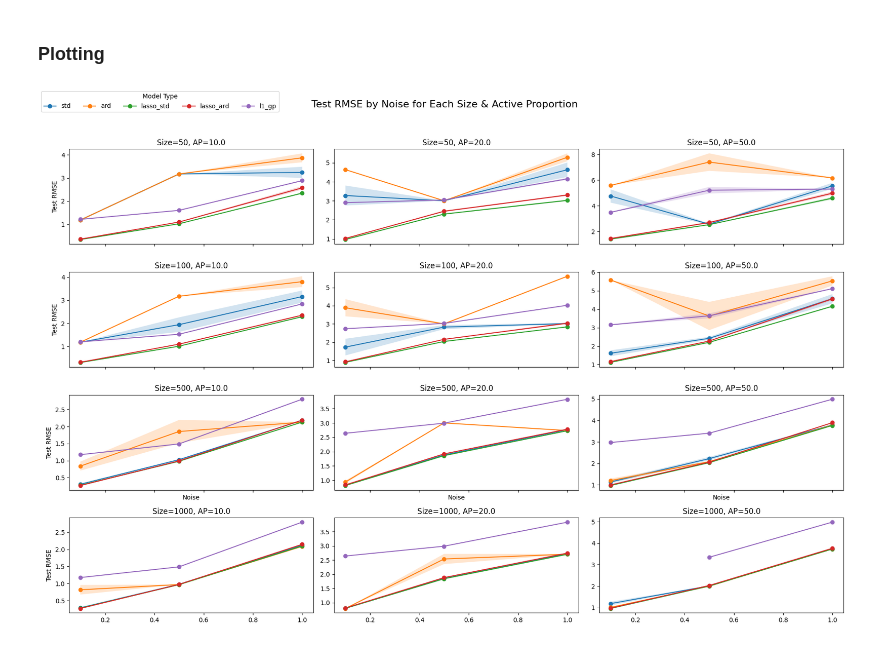
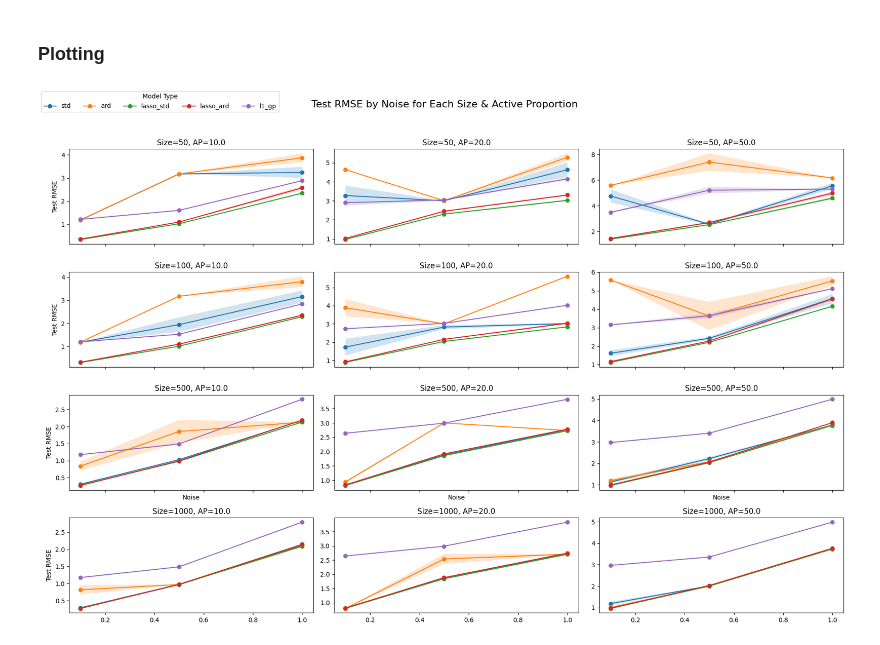
Before and after one commit to liv-fing/gp-feature-selection-simulation, a Jupyter notebook: 10. Analysis of Results - Synthetic.ipynb, the cells around one changed output. Cells and saved outputs as stored; diff of their text form; code cells hidden in the pictures.

```diff
--- a/10. Analysis of Results - Synthetic.ipynb
+++ b/10. Analysis of Results - Synthetic.ipynb
@@ -33,3 +15,24 @@ results = pd.DataFrame(
+# %%
+# create dataframe to fill with results
+
+results = pd.DataFrame(columns=[
+    'model type',
+    'size',
+    'active proportion',
+    'noise',
+    'seed',
+    'selected features',
+    'precision',
+    'recall',
+    'training rmse',
+    'testing rmse',
+    'beta_error',
+    'tune time',
+    'fit time',
+    'prediction time (test)',
+    'total runtime',
+    'lambda'
+])
 # %%
 def extract_model_type(filename):
     if "l1_gp" in filename:
@@ -77,6 +80,9 @@ for folder_name in os.listdir(root_dir):
                             df['noise'] = noise
                             df['seed'] = seed
                             df['replication'] = int(file_name.split('_')[0].replace('Rep', ''))
+                            df = df.reindex(columns=results.columns)
 
+                            df = df.reindex(columns=results.columns)
+                            df = df.astype(results.dtypes.to_dict(), errors='ignore')
                             results = pd.concat([results, df], ignore_index=True)
 # %%
@@ -110,31 +127,39 @@ for i, size in enumerate(sizes):
         .agg(['mean', 'std', 'count'])
         .reset_index()
         )
         rmse_by_noise['sem'] = rmse_by_noise['std'] / rmse_by_noise['count']**0.5
         rmse_by_noise['ci_lower'] = rmse_by_noise['mean'] - 1.96 * rmse_by_noise['sem']
         rmse_by_noise['ci_upper'] = rmse_by_noise['mean'] + 1.96 * rmse_by_noise['sem']
 
         hue_order = ['std', 'ard', 'lasso_std', 'lasso_ard', 'l1_gp']
 
         for model in hue_order:
             model_data = rmse_by_noise[rmse_by_noise['model type'] == model]
+            model_data = model_data.copy()
+
+            model_data[['noise', 'ci_lower', 'ci_upper']] = model_data[['noise', 'ci_lower', 'ci_upper']].apply(pd.to_numeric, errors='coerce')
+            model_data.dropna(subset=['noise', 'mean', 'ci_lower', 'ci_upper'], inplace=True)  # drop rows with NaN in these columns
+
+            if model_data.empty:
+                continue
+
             ax.plot(model_data['noise'], model_data['mean'], marker='o', label=model)
             ax.fill_between(model_data['noise'], model_data['ci_lower'], model_data['ci_upper'], alpha=0.2)
 
         ax.set_title(f'Size={size}, AP={ap}')
         if i == 2:
             ax.set_xlabel('Noise')
         else:
             ax.set_xlabel('')
         if j == 0:
             ax.set_ylabel('Test RMSE')
         else:
             ax.set_ylabel('')
 
 handles, labels = ax.get_legend_handles_labels()
 fig.legend(handles, labels, title='Model Type', loc='upper left', ncol=5)
 plt.suptitle('Test RMSE by Noise for Each Size & Active Proportion', fontsize=16)
 plt.tight_layout(rect=[0, 0, 1, 0.95])
 plt.show()
 # %% [output]
-[figure, old version]
+[figure, new version]
```
Also changed, not shown: parts of 5 cells of this notebook, 6 other files.
